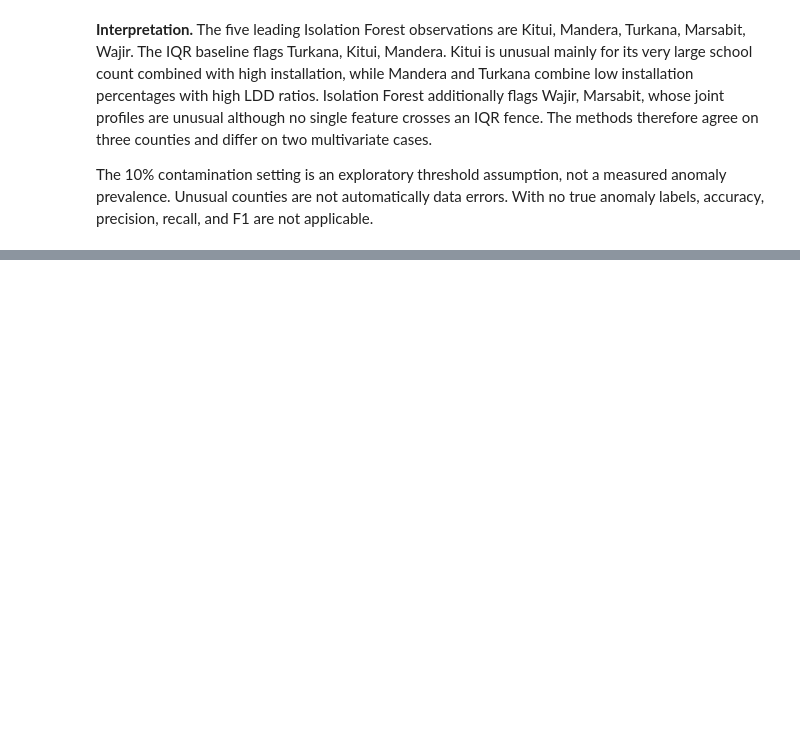
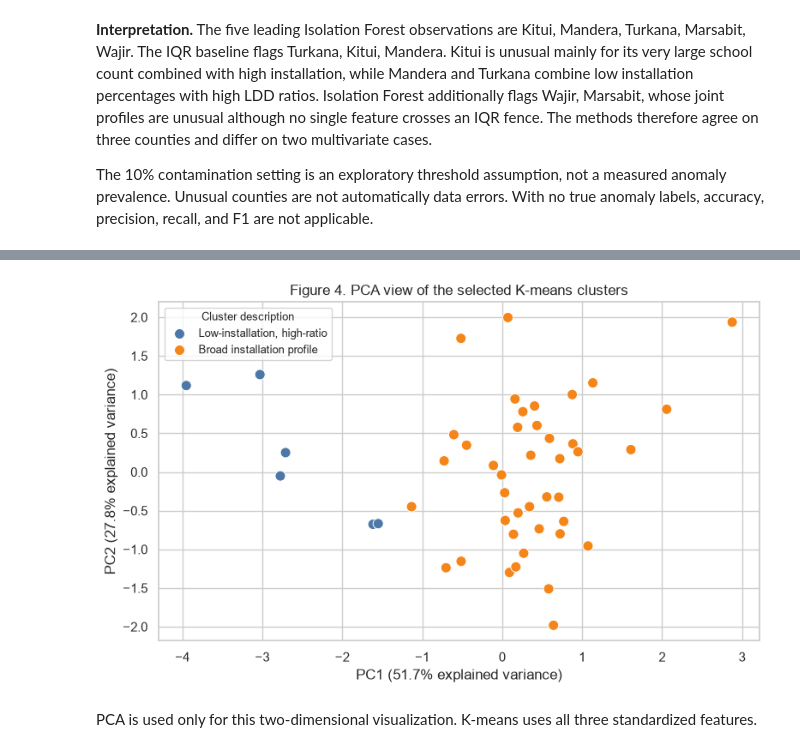
Before and after one commit to hubertnshuti/country-schools-data-analysis, a Jupyter notebook: lab2_school_analysis.ipynb, the cells around one changed output, grey strips where cells are left out. Drawn from its saved outputs; the diff is of its cells as text; code cells hidden in the pictures; blank space fills up the shorter version.

```diff
--- a/lab2_school_analysis.ipynb
+++ b/lab2_school_analysis.ipynb
@@ -331,0 +434,22 @@ The 10% contamination setting is an exploratory threshold assumption, not a meas
+# %%
+pca = PCA(n_components=2)
+principal_components = pca.fit_transform(standardized_features)
+pca_frame = pd.DataFrame(principal_components, columns=["PC1", "PC2"])
+pca_frame["cluster_name"] = county_data["cluster_name"].to_numpy()
+pca_frame["county"] = county_data["county"].to_numpy()
+
+figure, axis = plt.subplots(figsize=(8, 5))
+sns.scatterplot(data=pca_frame, x="PC1", y="PC2", hue="cluster_name",
+                palette=["#4C78A8", "#F58518"], s=75, edgecolor="white", ax=axis)
+axis.set_xlabel(f"PC1 ({pca.explained_variance_ratio_[0] * 100:.1f}% explained variance)")
+axis.set_ylabel(f"PC2 ({pca.explained_variance_ratio_[1] * 100:.1f}% explained variance)")
+axis.set_title("Figure 4. PCA view of the selected K-means clusters")
+axis.legend(title="Cluster description", fontsize=9, title_fontsize=9)
+figure.tight_layout()
+plt.show()
+display(Markdown(
+    "PCA is used only for this two-dimensional visualization. K-means uses all three standardized features."
+))
+# %% [output]
+[figure, added]
+PCA is used only for this two-dimensional visualization. K-means uses all three standardized features.
```
Also changed, not shown: parts of 5 cells of this notebook.
